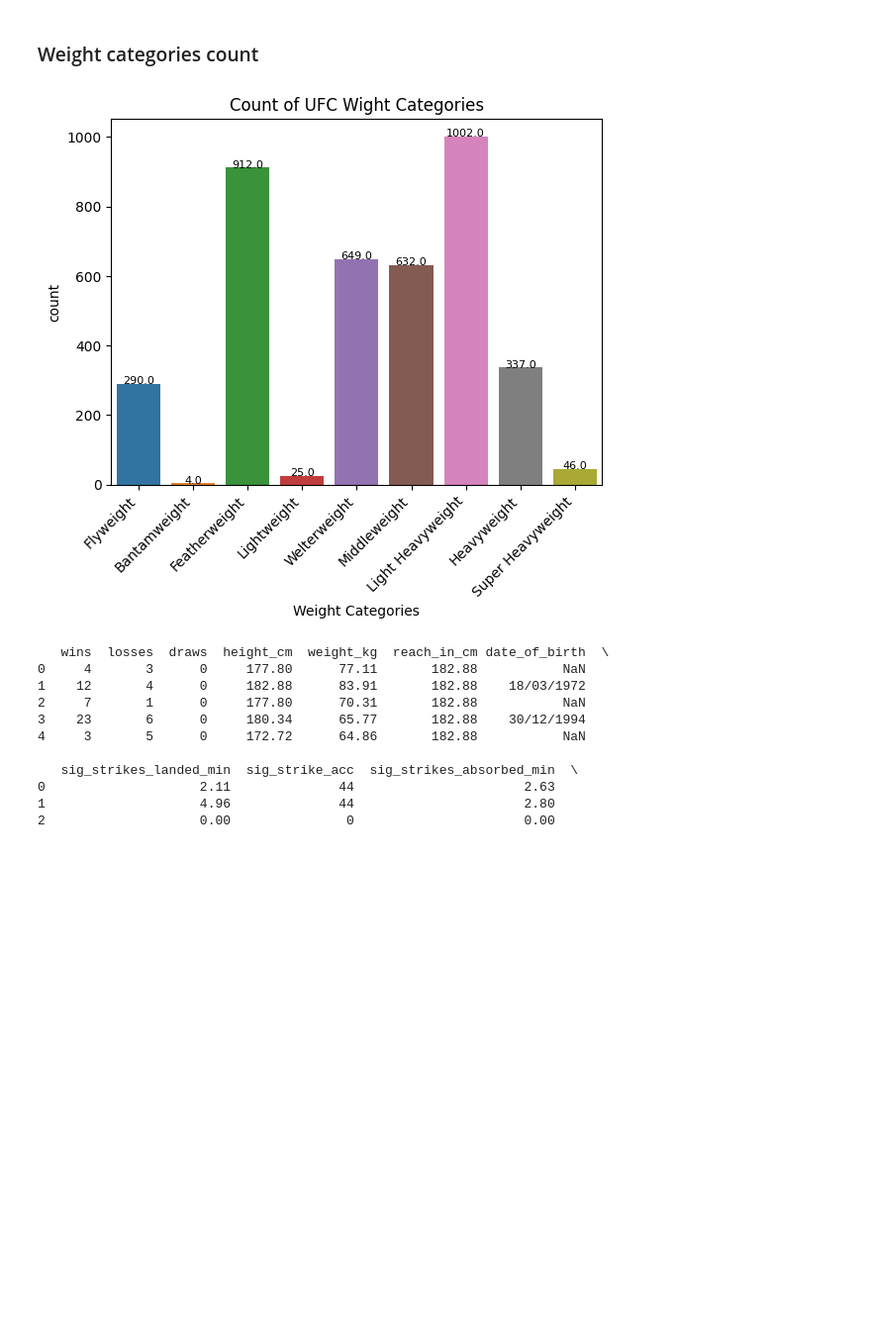
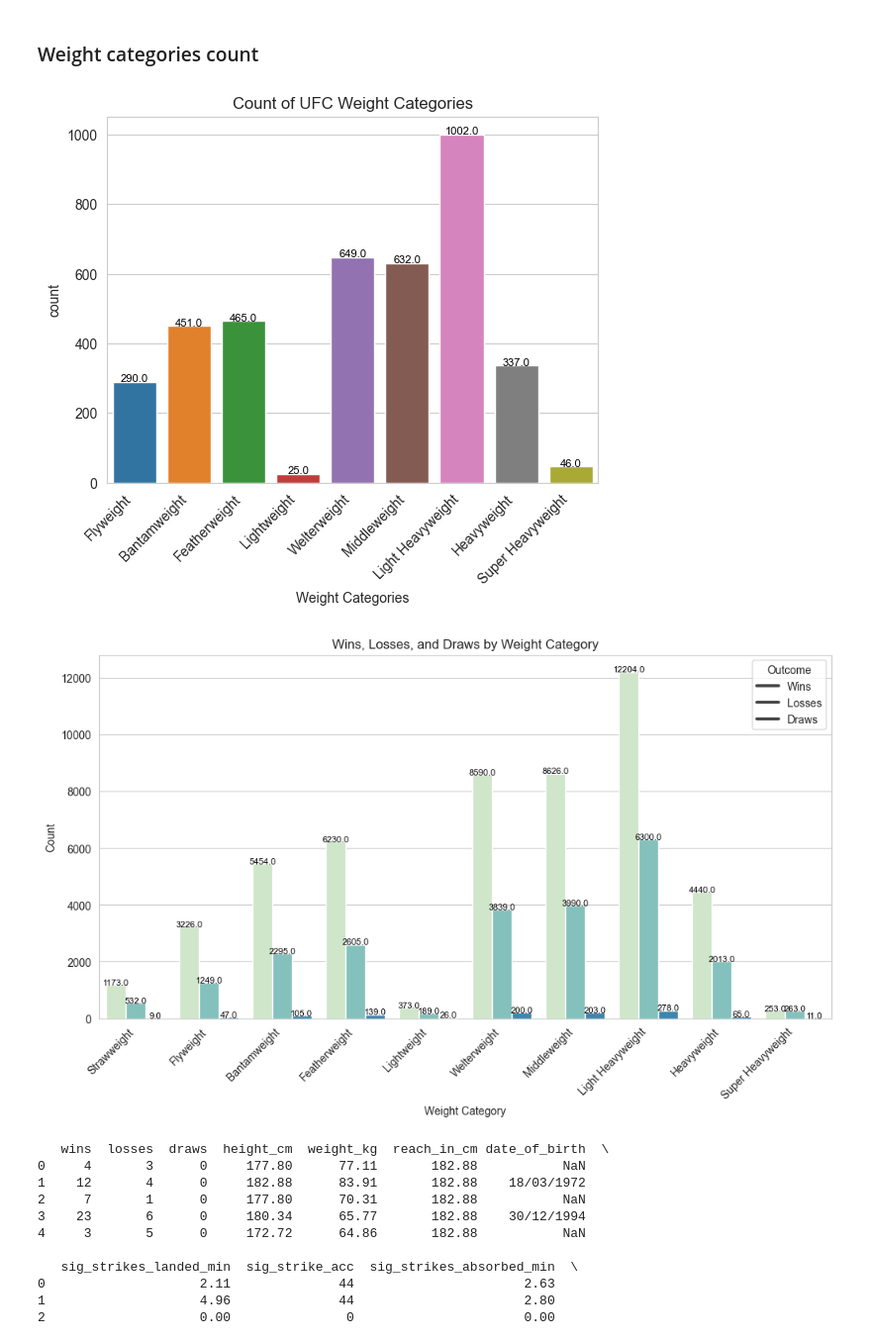
Before and after one commit to ImtiazAli1/INM701, a Jupyter notebook: cw.ipynb, the cells around one changed output. Shown at 99% size. Drawn from its saved outputs; the diff is of its cells as text; code cells hidden in the pictures; blank space fills up the shorter version.

```diff
--- a/cw.ipynb
+++ b/cw.ipynb
@@ -99,37 +99,57 @@ path = "."
 filename_read = os.path.join(path, "ufcfightstats.csv")
 df = pd.read_csv(filename_read, na_values=['NA', '?'])
 
 # Define UFC weight categories
 weight_categories = {
     'Strawweight': (0, 52.5),
     'Flyweight': (52.5, 56.7),
-    'Bantamweight': (56.7, 61.2),
-    'Featherweight': (61.2, 65.8),
+    'Bantamweight': (56.7, 61.3),
+    'Featherweight': (61.3, 65.8),
     'Lightweight': (65.8, 70.3),
     'Welterweight': (70.3, 77.1),
     'Middleweight': (77.1, 83.9),
     'Light Heavyweight': (83.9, 102.1),
     'Heavyweight': (102.1, 120.2),
     'Super Heavyweight': (120.2, float('inf'))
 }
 # Categorize weights based on UFC weight categories
 df['weight_category'] = pd.cut(df['weight_kg'], bins=[0] + [upper for (_, upper) in weight_categories.values()], labels=weight_categories.keys())
 
 # Define the desired order of categories
 weight_order = ['Flyweight', 'Bantamweight', 'Featherweight', 'Lightweight', 'Welterweight',
                  'Middleweight', 'Light Heavyweight', 'Heavyweight','Super Heavyweight']
 
 # Now you can create your plots with the specified order
 ax = sns.countplot(x='weight_category', data=df, order=weight_order)
 for p in ax.patches:
     ax.annotate(f'{p.get_height()}', (p.get_x() + p.get_width() / 2., p.get_height()),
                 ha='center', va='baseline', fontsize=8, color='black')
-plt.title('Count of UFC Wight Categories')
+plt.title('Count of UFC Weight Categories')
 plt.xlabel('Weight Categories')
 plt.xticks(rotation=45, ha='right')  # Rotate x-axis labels for better readability
 plt.show()
+
+outcome_by_weight_category = df.groupby('weight_category')[['wins', 'losses', 'draws']].sum().reset_index()
+
+# Melt the DataFrame to long format
+outcome_melted = pd.melt(outcome_by_weight_category, id_vars='weight_category',
+                         var_name='outcome', value_name='count')
+
+# Create a bar plot
+plt.figure(figsize=(12, 6))
+px = sns.barplot(x='weight_category', y='count', hue='outcome', data=outcome_melted, palette='GnBu')
+for p in px.patches:
+    px.annotate(f'{p.get_height()}', (p.get_x() + p.get_width() / 2., p.get_height()),
+                ha='center', va='baseline', fontsize=8, color='black')
+plt.title('Wins, Losses, and Draws by Weight Category')
+plt.xlabel('Weight Category')
+plt.ylabel('Count')
+plt.xticks(rotation=45, ha='right')
+plt.legend(title='Outcome', loc='upper right', labels=['Wins', 'Losses', 'Draws'])
+plt.show()
 # %% [output]
-[figure, old version]
+[figure, new version]
+[figure, added]
 # %%
 from sklearn.model_selection import train_test_split
 from sklearn.linear_model import LinearRegression
```
Also changed, not shown: parts of 3 cells of this notebook.
